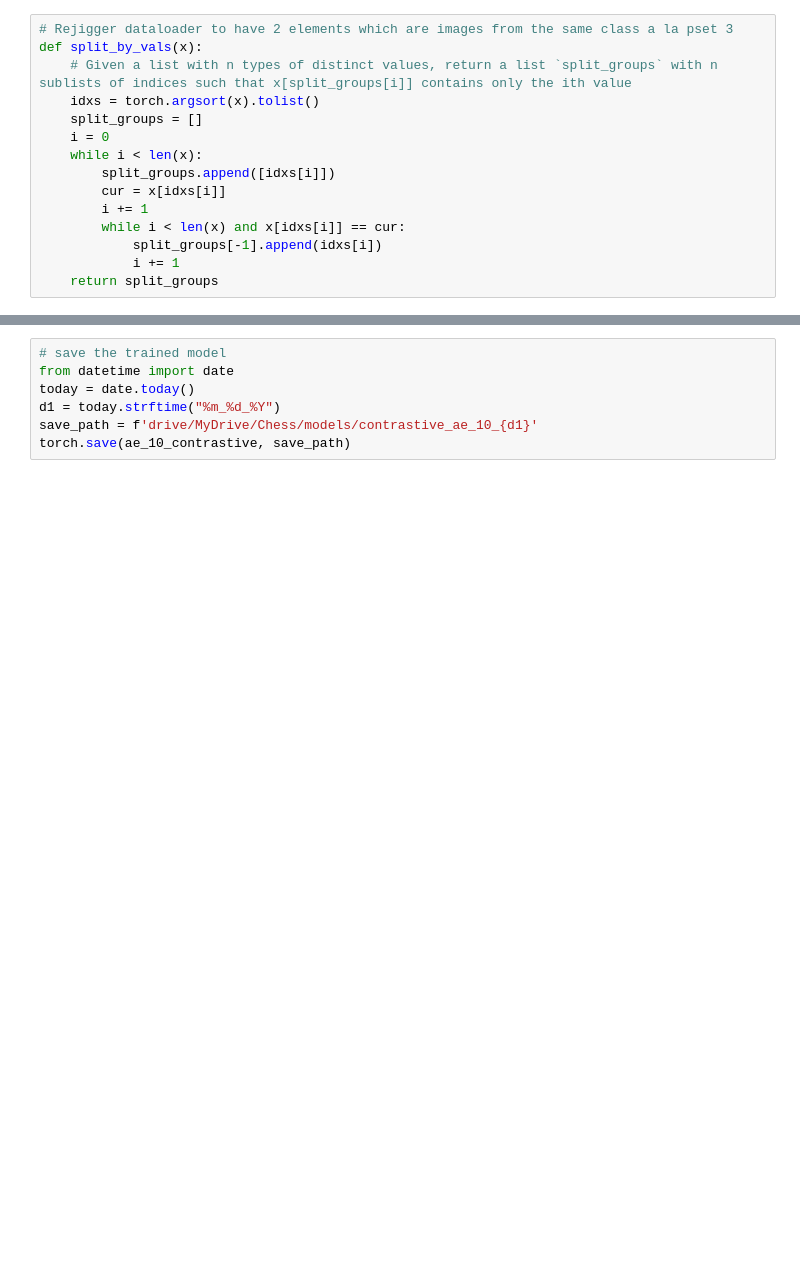
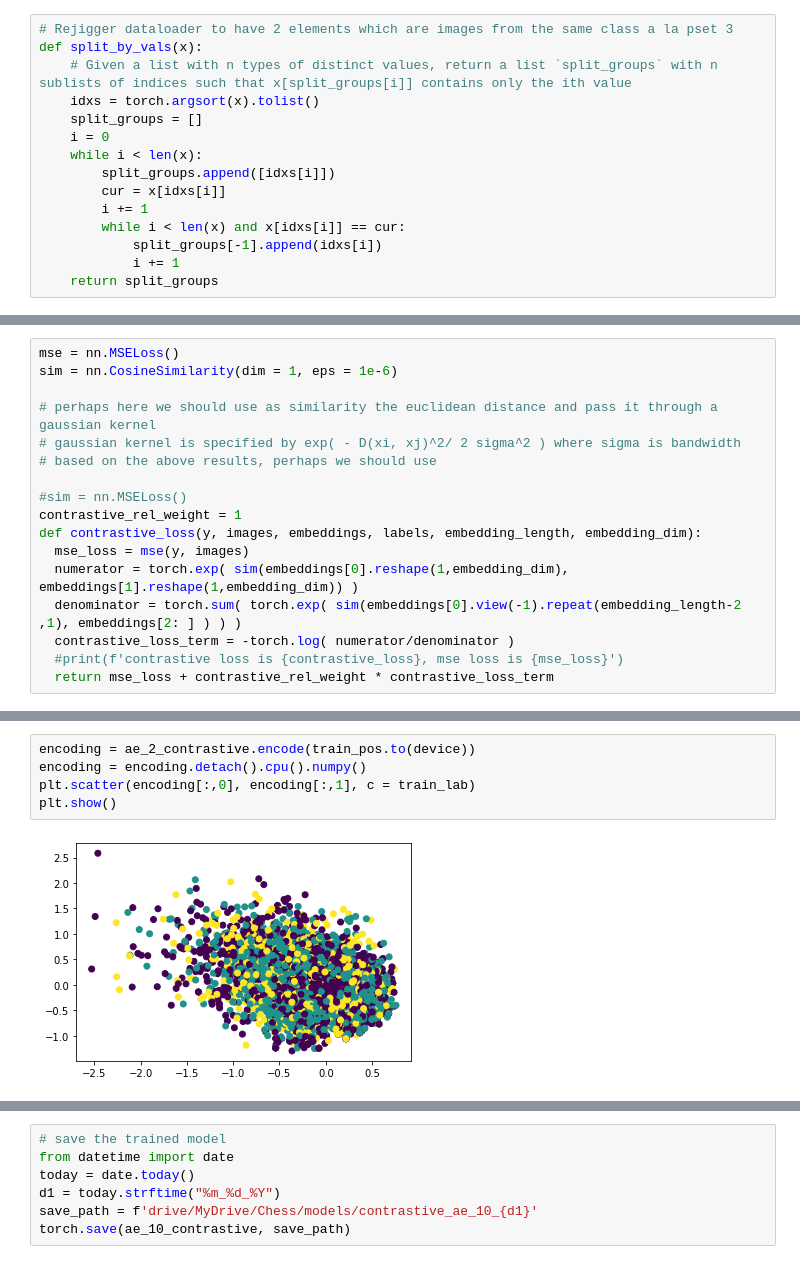
Before and after one commit to HungryAmoeba/chess_analysis, a Jupyter notebook: chess_analysis.ipynb, the cells around one changed output, grey strips where cells are left out. Drawn from its saved outputs; the diff is of its cells as text; blank space fills up the shorter version.

```diff
--- a/chess_analysis.ipynb
+++ b/chess_analysis.ipynb
@@ -830 +854,18 @@ torch.Size([8805, 6])
+# %%
+mse = nn.MSELoss()
+sim = nn.CosineSimilarity(dim = 1, eps = 1e-6)
+
+# perhaps here we should use as similarity the euclidean distance and pass it through a gaussian kernel
+# gaussian kernel is specified by exp( - D(xi, xj)^2/ 2 sigma^2 ) where sigma is bandwidth
+# based on the above results, perhaps we should use
+
+#sim = nn.MSELoss()
+contrastive_rel_weight = 1
+def contrastive_loss(y, images, embeddings, labels, embedding_length, embedding_dim):
+  mse_loss = mse(y, images)
+  numerator = torch.exp( sim(embeddings[0].reshape(1,embedding_dim), embeddings[1].reshape(1,embedding_dim)) )
+  denominator = torch.sum( torch.exp( sim(embeddings[0].view(-1).repeat(embedding_length-2 ,1), embeddings[2: ] ) ) )
+  contrastive_loss_term = -torch.log( numerator/denominator )
+  #print(f'contrastive loss is {contrastive_loss}, mse loss is {mse_loss}')
+  return mse_loss + contrastive_rel_weight * contrastive_loss_term
 # %%
@@ -841,0 +932,7 @@ def contrastive_loss(y, images, embeddings, labels, embedding_length, embedding_
+# %%
+encoding = ae_2_contrastive.encode(train_pos.to(device))
+encoding = encoding.detach().cpu().numpy()
+plt.scatter(encoding[:,0], encoding[:,1], c = train_lab)
+plt.show()
+# %% [output]
+[figure, added]
```
Also changed, not shown: parts of 68 cells of this notebook.
